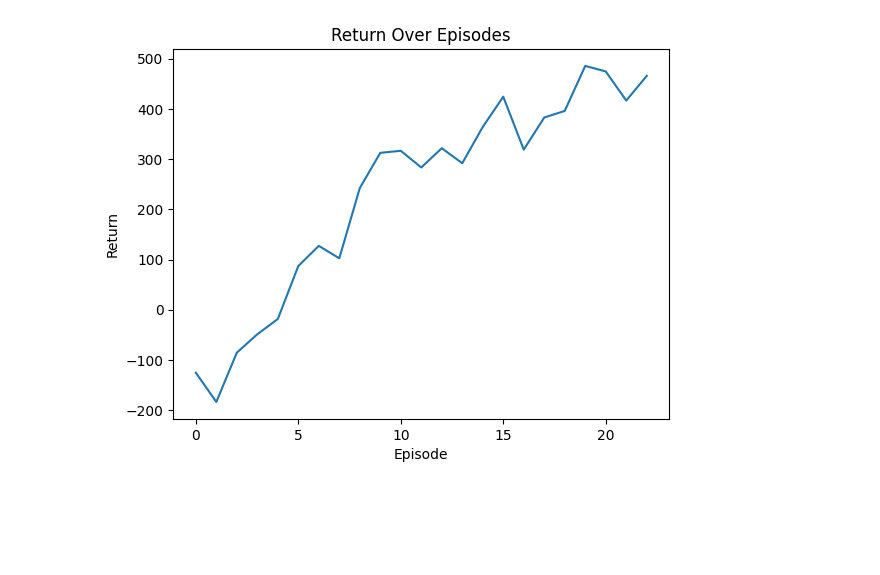
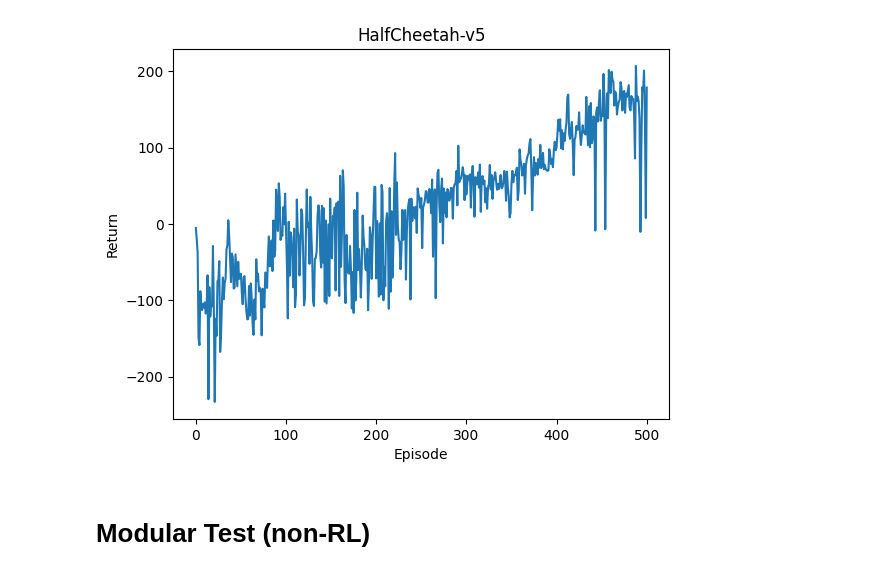
Before and after one commit to pythagon-code/mutualistic-agents, a Jupyter notebook: notebooks/ddpg_test.ipynb, the cells around one changed output. Saved outputs shown, nothing was run; the diff lists cells and outputs as text; code cells hidden in the pictures; blank space fills up the shorter version.

```diff
--- a/notebooks/ddpg_test.ipynb
+++ b/notebooks/ddpg_test.ipynb
@@ -66,10 +68,10 @@ critic_lr = 3e-4
 actor_polyak = 0.005
 critic_polyak = 0.005
 actor_update_interval = 1
-update_every_steps = 10
-noise_std = 0.05
+update_every_steps = 20
+noise_std = 0.2
 noise_std_min = 0.0001
-noise_std_decay = 0.99995
+noise_std_decay = 0.9999
 hidden_size = 256
 num_hidden_layers = 3
 print_interval = 200
@@ -202,7 +204,7 @@ for episode in trange(num_episodes):
 
       train_updates += 1
       if train_updates % print_interval == 0:
-        print(f"{train_updates}, cl: {critic_loss.item():.6f}, al: {actor_loss.item():.6f}, tq: {target_q.mean().item():.6f}, ns: {noise_std:.6f}, re: {episode_reward:.6f}")
+        print(f"{train_updates}, cl: {critic_loss.item():.6f}, al: {actor_loss.item():.6f}, tq: {target_q.mean().item():.6f}, ns: {noise_std:.6f}, re: {episode_rewards[-1]:.6f}")
 
       noise_std = max(noise_std_min, noise_std * noise_std_decay)
 
@@ -227,11 +224,13 @@ env.close()
 # %%
 import matplotlib.pyplot as plt
 
 plt.figure()
 plt.plot(episode_rewards)
 plt.xlabel("Episode")
 plt.ylabel("Return")
-plt.title("Return Over Episodes")
+plt.title("HalfCheetah-v5")
 plt.show()
 # %% [output]
-[figure, old version]
+[figure, new version]
+# %% [markdown]
+# Modular Test (non-RL)
```
Also changed, not shown: parts of 10 cells of this notebook, 11 other files.
